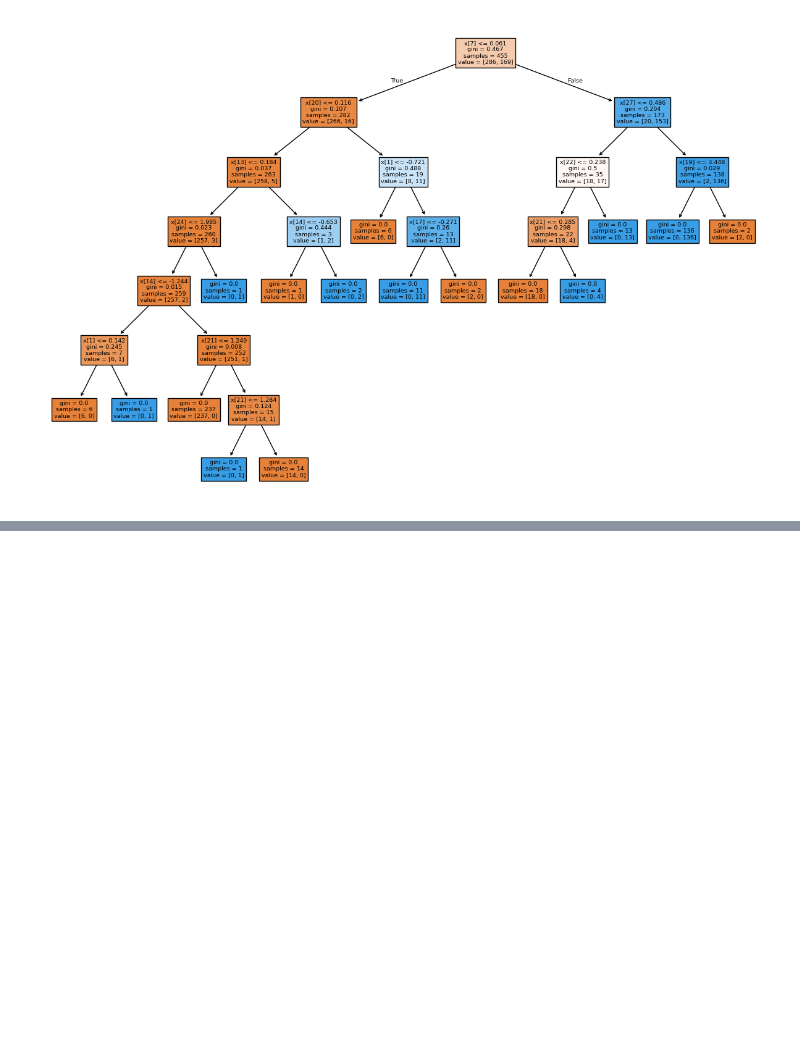
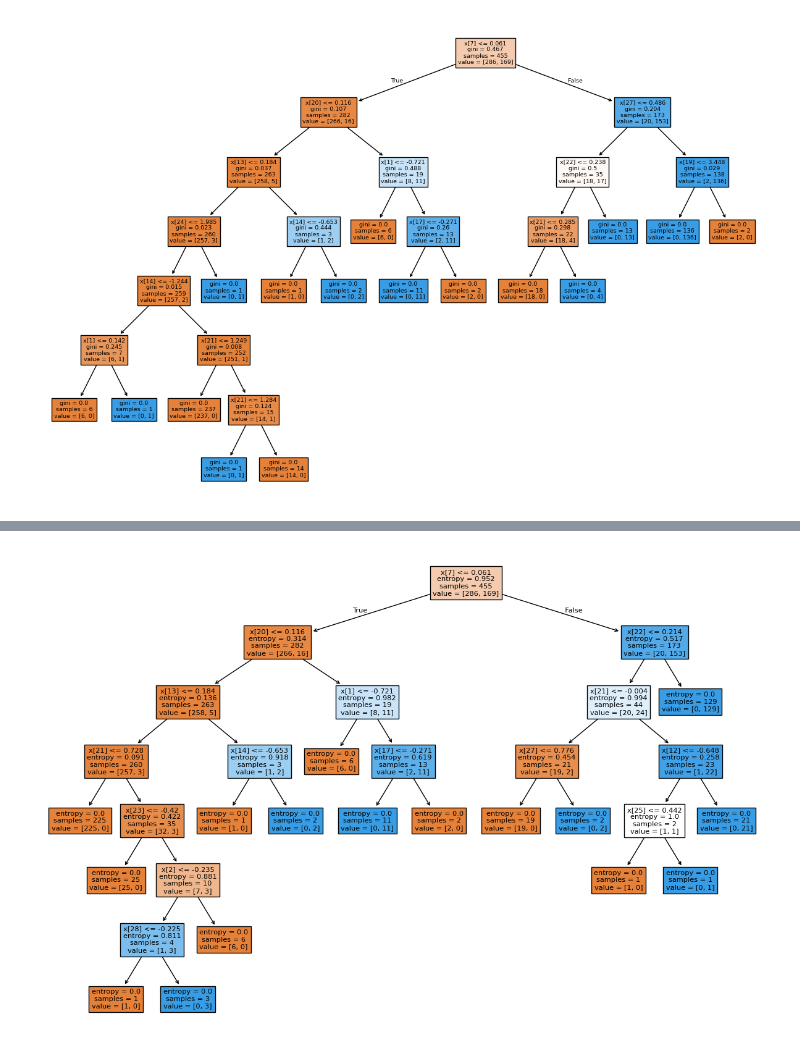
Before and after one commit to alpha597/ML_LAB_ASSIGNMENTS, a Jupyter notebook: ML_LAB_Breast_cancer.ipynb, the cells around one changed output, grey strips where cells are left out. Drawn from its saved outputs; the diff is of its cells as text; code cells hidden in the pictures; blank space fills up the shorter version.

```diff
--- a/ML_LAB_Breast_cancer.ipynb
+++ b/ML_LAB_Breast_cancer.ipynb
@@ -156,3 +156,10 @@ plot_tree(dtc, filled=True)
 plt.show()
 # %% [output]
 [figure]
+# %%
+from sklearn.tree import DecisionTreeClassifier
+dtc2 = DecisionTreeClassifier(criterion='entropy', splitter='best')
+dtc2.fit(X_train_copy, y_train)
+y_pred = dtc2.predict(X_test_copy)
+print(classification_report(y_test, y_pred))
+print(confusion_matrix(y_test, y_pred))
@@ -158,0 +178,7 @@ plt.show()
+# %%
+from sklearn.tree import plot_tree
+plt.figure(figsize=(15,10))
+plot_tree(dtc2, filled=True)
+plt.show()
+# %% [output]
+[figure, added]
```
Also changed, not shown: parts of 1 cell of this notebook.
